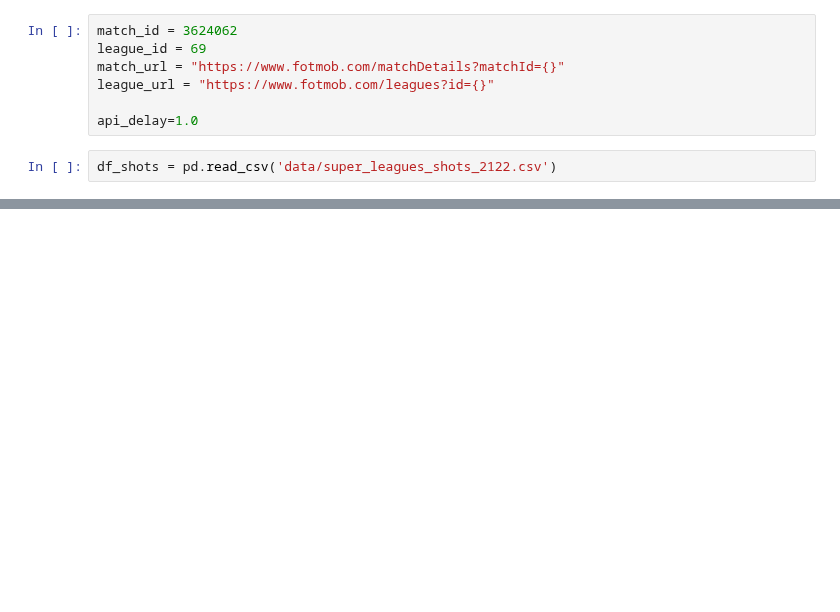
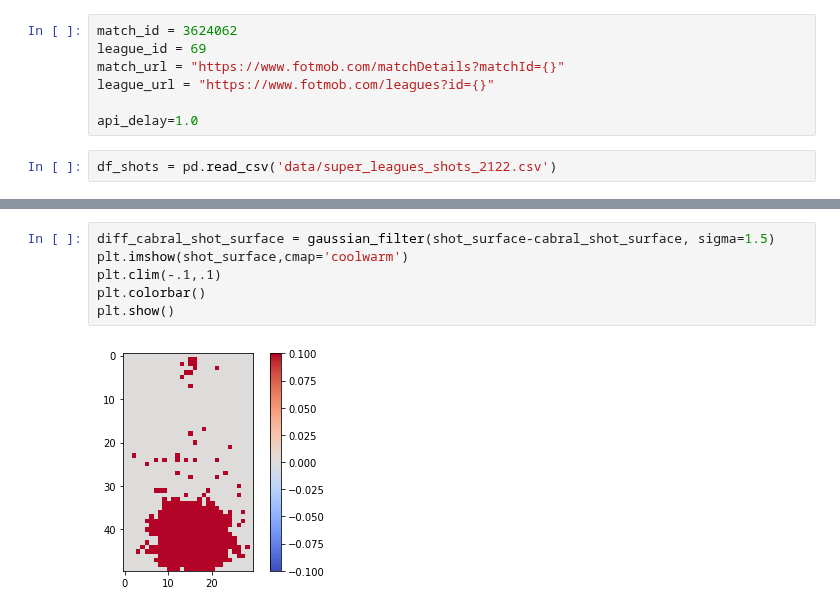
Before and after one commit to TK5-Tim/ds-projects, a Jupyter notebook: rsl/shotmaps.ipynb, the cells around one changed output, grey strips where cells are left out. Saved outputs shown, nothing was run; the diff lists cells and outputs as text; blank space fills up the shorter version.

```diff
--- a/rsl/shotmaps.ipynb
+++ b/rsl/shotmaps.ipynb
@@ -60,0 +264,8 @@ df_shots[df_shots['expected_goals'].isnull()]
+# %%
+diff_cabral_shot_surface = gaussian_filter(shot_surface-cabral_shot_surface, sigma=1.5)
+plt.imshow(shot_surface,cmap='coolwarm')
+plt.clim(-.1,.1)
+plt.colorbar()
+plt.show()
+# %% [output]
+[figure, added]
```
Also changed, not shown: parts of 39 cells of this notebook, 22 other files.
